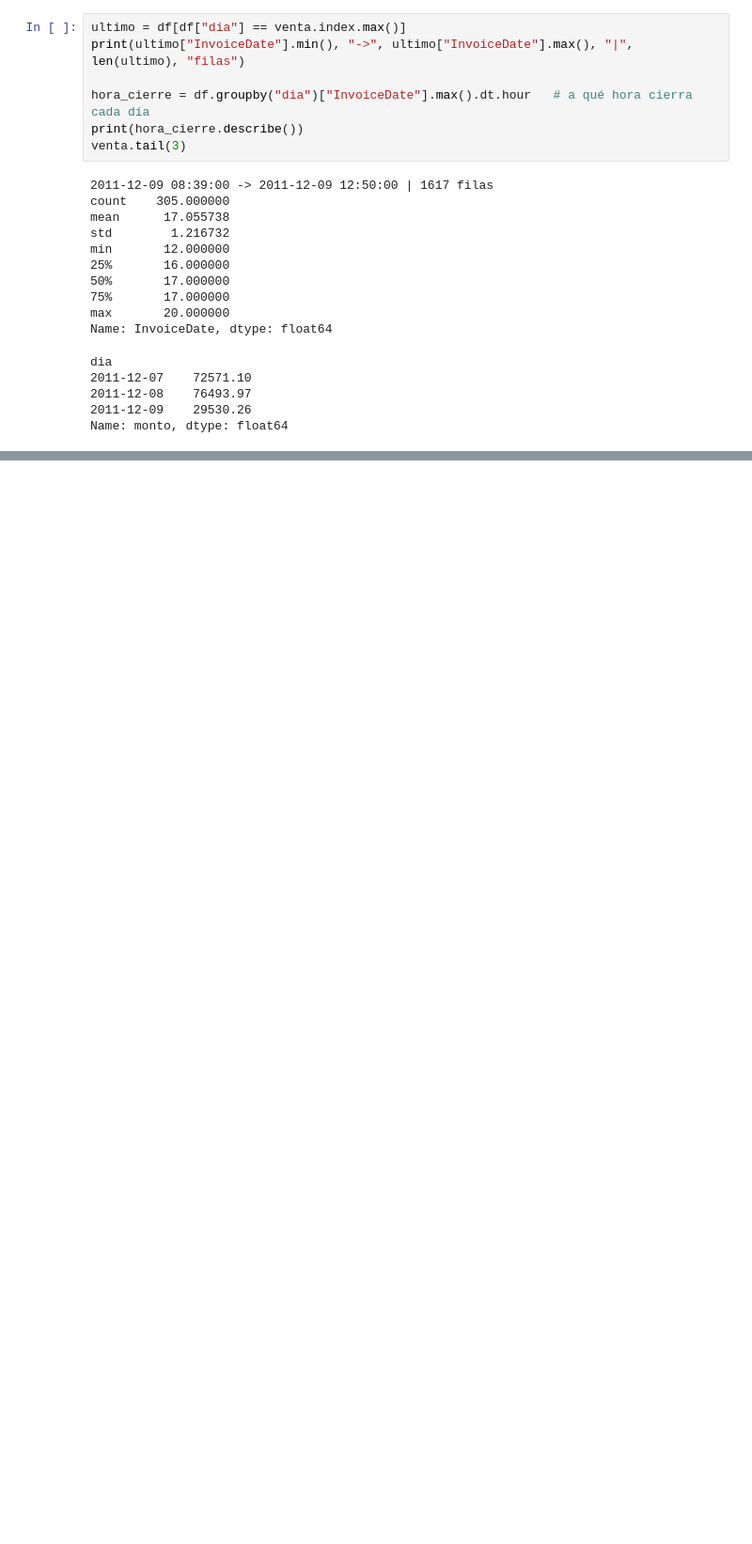
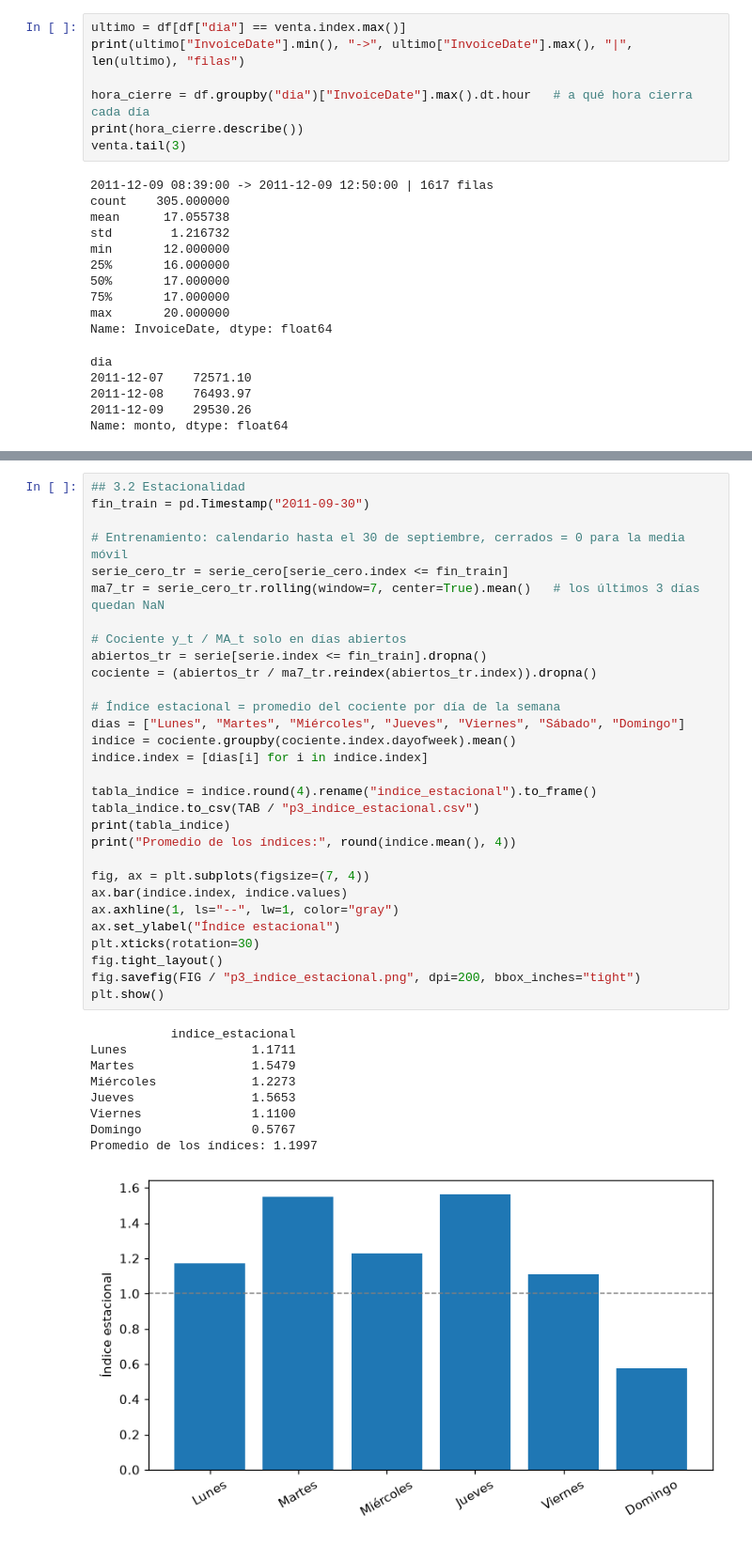
Before and after one commit to xNoksS/bi-tarea4-series-de-tiempo, a Jupyter notebook: Tarea4.ipynb, the cells around one changed output, grey strips where cells are left out. Shown at 94% size. Cells and saved outputs as stored; diff of their text form; blank space fills up the shorter version.

```diff
--- a/Tarea4.ipynb
+++ b/Tarea4.ipynb
@@ -467,0 +528,40 @@ Name: monto, dtype: float64
+# %%
+## 3.2 Estacionalidad
+fin_train = pd.Timestamp("2011-09-30")
+
+# Entrenamiento: calendario hasta el 30 de septiembre, cerrados = 0 para la media móvil
+serie_cero_tr = serie_cero[serie_cero.index <= fin_train]
+ma7_tr = serie_cero_tr.rolling(window=7, center=True).mean()   # los últimos 3 días quedan NaN
+
+# Cociente y_t / MA_t solo en días abiertos
+abiertos_tr = serie[serie.index <= fin_train].dropna()
+cociente = (abiertos_tr / ma7_tr.reindex(abiertos_tr.index)).dropna()
+
+# Índice estacional = promedio del cociente por día de la semana
+dias = ["Lunes", "Martes", "Miércoles", "Jueves", "Viernes", "Sábado", "Domingo"]
+indice = cociente.groupby(cociente.index.dayofweek).mean()
+indice.index = [dias[i] for i in indice.index]
+
+tabla_indice = indice.round(4).rename("indice_estacional").to_frame()
+tabla_indice.to_csv(TAB / "p3_indice_estacional.csv")
+print(tabla_indice)
+print("Promedio de los índices:", round(indice.mean(), 4))
+
+fig, ax = plt.subplots(figsize=(7, 4))
+ax.bar(indice.index, indice.values)
+ax.axhline(1, ls="--", lw=1, color="gray")
+ax.set_ylabel("Índice estacional")
+plt.xticks(rotation=30)
+fig.tight_layout()
+fig.savefig(FIG / "p3_indice_estacional.png", dpi=200, bbox_inches="tight")
+plt.show()
+# %% [output]
+           indice_estacional
+Lunes                 1.1711
+Martes                1.5479
+Miércoles             1.2273
+Jueves                1.5653
+Viernes               1.1100
+Domingo               0.5767
+Promedio de los índices: 1.1997
+[figure, added]
```
Also changed, not shown: parts of 9 cells of this notebook, 6 other files.
